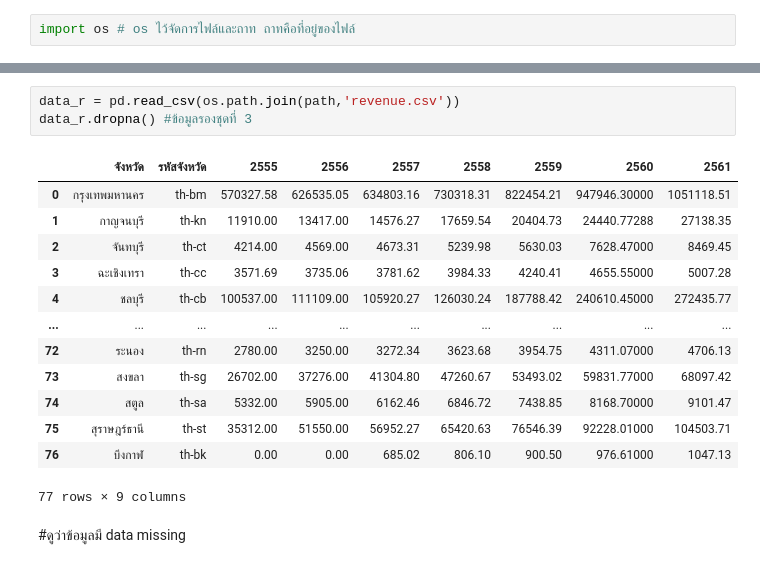
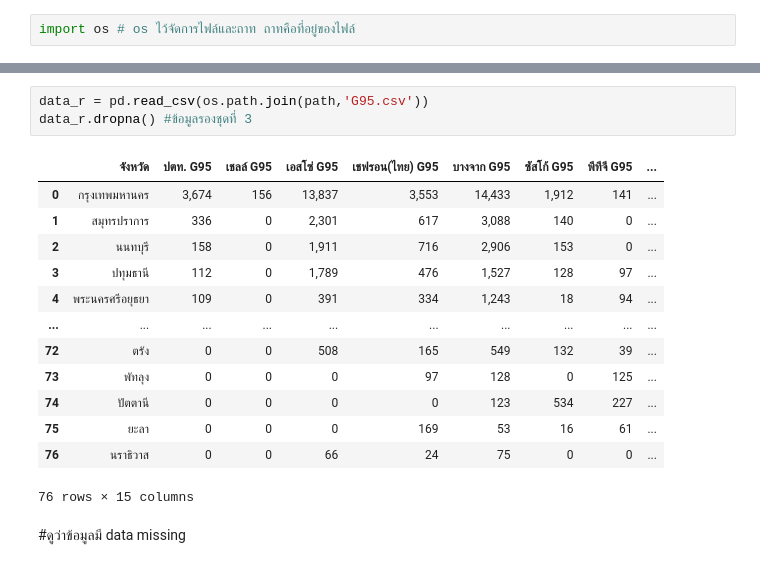
Before and after one commit to chalarm1405/DWDM21_, a Jupyter notebook: Project for Group.ipynb, the cells around one changed output, grey strips where cells are left out. Saved outputs shown, nothing was run; the diff lists cells and outputs as text.

```diff
--- a/Project for Group.ipynb
+++ b/Project for Group.ipynb
@@ -47,20 +47,20 @@ data_ka.dropna() #ข้อมูลรองชุดที่ 2
 # %%
-data_r = pd.read_csv(os.path.join(path,'revenue.csv'))
+data_r = pd.read_csv(os.path.join(path,'G95.csv'))
 data_r.dropna() #ข้อมูลรองชุดที่ 3
 # %% [output]
-|  | จังหวัด | รหัสจังหวัด | 2555 | 2556 | 2557 | 2558 | 2559 | 2560 | 2561 |
-| 0 | กรุงเทพมหานคร | th-bm | 570327.58 | 626535.05 | 634803.16 | 730318.31 | 822454.21 | 947946.30000 | 1051118.51 |
-| 1 | กาญจนบุรี | th-kn | 11910.00 | 13417.00 | 14576.27 | 17659.54 | 20404.73 | 24440.77288 | 27138.35 |
-| 2 | จันทบุรี | th-ct | 4214.00 | 4569.00 | 4673.31 | 5239.98 | 5630.03 | 7628.47000 | 8469.45 |
-| 3 | ฉะเชิงเทรา | th-cc | 3571.69 | 3735.06 | 3781.62 | 3984.33 | 4240.41 | 4655.55000 | 5007.28 |
-| 4 | ชลบุรี | th-cb | 100537.00 | 111109.00 | 105920.27 | 126030.24 | 187788.42 | 240610.45000 | 272435.77 |
+|  | จังหวัด | ปตท. G95 | เชลล์ G95 | เอสโซ่ G95 | เชฟรอน(ไทย) G95 | บางจาก G95 | ซัสโก้ G95 | พีทีจี G95 | ... |
+| 0 | กรุงเทพมหานคร | 3,674 | 156 | 13,837 | 3,553 | 14,433 | 1,912 | 141 | ... |
+| 1 | สมุทรปราการ | 336 | 0 | 2,301 | 617 | 3,088 | 140 | 0 | ... |
+| 2 | นนทบุรี | 158 | 0 | 1,911 | 716 | 2,906 | 153 | 0 | ... |
+| 3 | ปทุมธานี | 112 | 0 | 1,789 | 476 | 1,527 | 128 | 97 | ... |
+| 4 | พระนครศรีอยุธยา | 109 | 0 | 391 | 334 | 1,243 | 18 | 94 | ... |
 | ... | ... | ... | ... | ... | ... | ... | ... | ... | ... |
-| 72 | ระนอง | th-rn | 2780.00 | 3250.00 | 3272.34 | 3623.68 | 3954.75 | 4311.07000 | 4706.13 |
-| 73 | สงขลา | th-sg | 26702.00 | 37276.00 | 41304.80 | 47260.67 | 53493.02 | 59831.77000 | 68097.42 |
-| 74 | สตูล | th-sa | 5332.00 | 5905.00 | 6162.46 | 6846.72 | 7438.85 | 8168.70000 | 9101.47 |
-| 75 | สุราษฎร์ธานี | th-st | 35312.00 | 51550.00 | 56952.27 | 65420.63 | 76546.39 | 92228.01000 | 104503.71 |
-| 76 | บึงกาฬ | th-bk | 0.00 | 0.00 | 685.02 | 806.10 | 900.50 | 976.61000 | 1047.13 |
+| 72 | ตรัง | 0 | 0 | 508 | 165 | 549 | 132 | 39 | ... |
+| 73 | พัทลุง | 0 | 0 | 0 | 97 | 128 | 0 | 125 | ... |
+| 74 | ปัตตานี | 0 | 0 | 0 | 0 | 123 | 534 | 227 | ... |
+| 75 | ยะลา | 0 | 0 | 0 | 169 | 53 | 16 | 61 | ... |
+| 76 | นราธิวาส | 0 | 0 | 66 | 24 | 75 | 0 | 0 | ... |
-77 rows × 9 columns
+76 rows × 15 columns
 # %% [markdown]
 #ดูว่าข้อมูลมี data missing
 # %%
```
Also changed, not shown: parts of 18 cells of this notebook.
